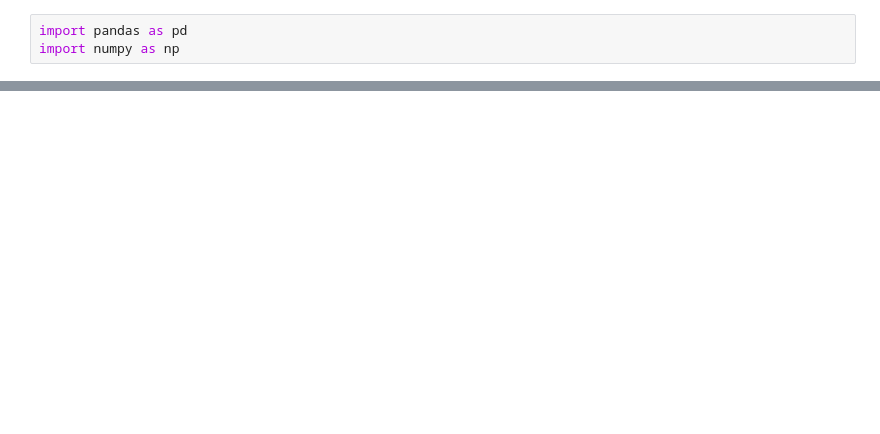
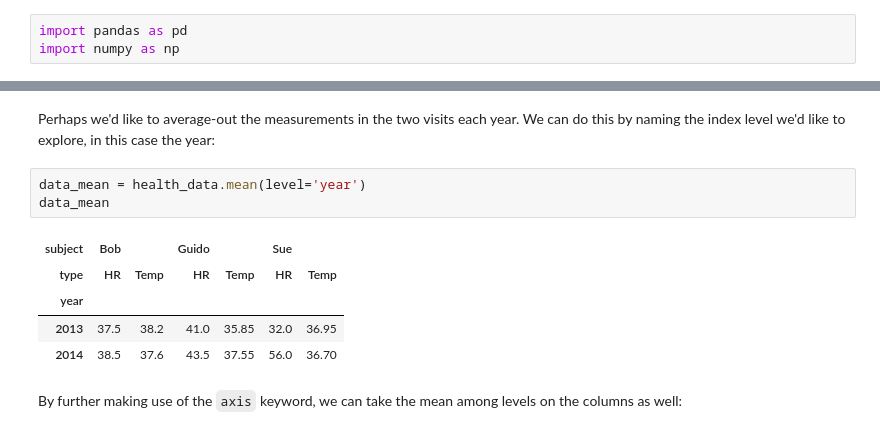
Before and after one commit to alexnaoki/LHC-Studies, a Jupyter notebook: Pandas-python.ipynb, the cells around one changed output, grey strips where cells are left out. Drawn from its saved outputs; the diff is of its cells as text; blank space fills up the shorter version.

```diff
--- a/Pandas-python.ipynb
+++ b/Pandas-python.ipynb
@@ -66,0 +960,13 @@ plt.plot(df['Variavel_01'][0:500])
+# %% [markdown]
+Perhaps we'd like to average-out the measurements in the two visits each year. We can do this by naming the index level we'd like to explore, in this case the year:
+# %%
+data_mean = health_data.mean(level='year')
+data_mean
+# %% [output]
+| subject | Bob |  | Guido |  | Sue |  |
+| type | HR | Temp | HR | Temp | HR | Temp |
+| year |  |  |  |  |  |  |
+| 2013 | 37.5 | 38.2 | 41.0 | 35.85 | 32.0 | 36.95 |
+| 2014 | 38.5 | 37.6 | 43.5 | 37.55 | 56.0 | 36.70 |
+# %% [markdown]
+By further making use of the ``axis`` keyword, we can take the mean among levels on the columns as well:
```
Also changed, not shown: parts of 182 cells of this notebook.
